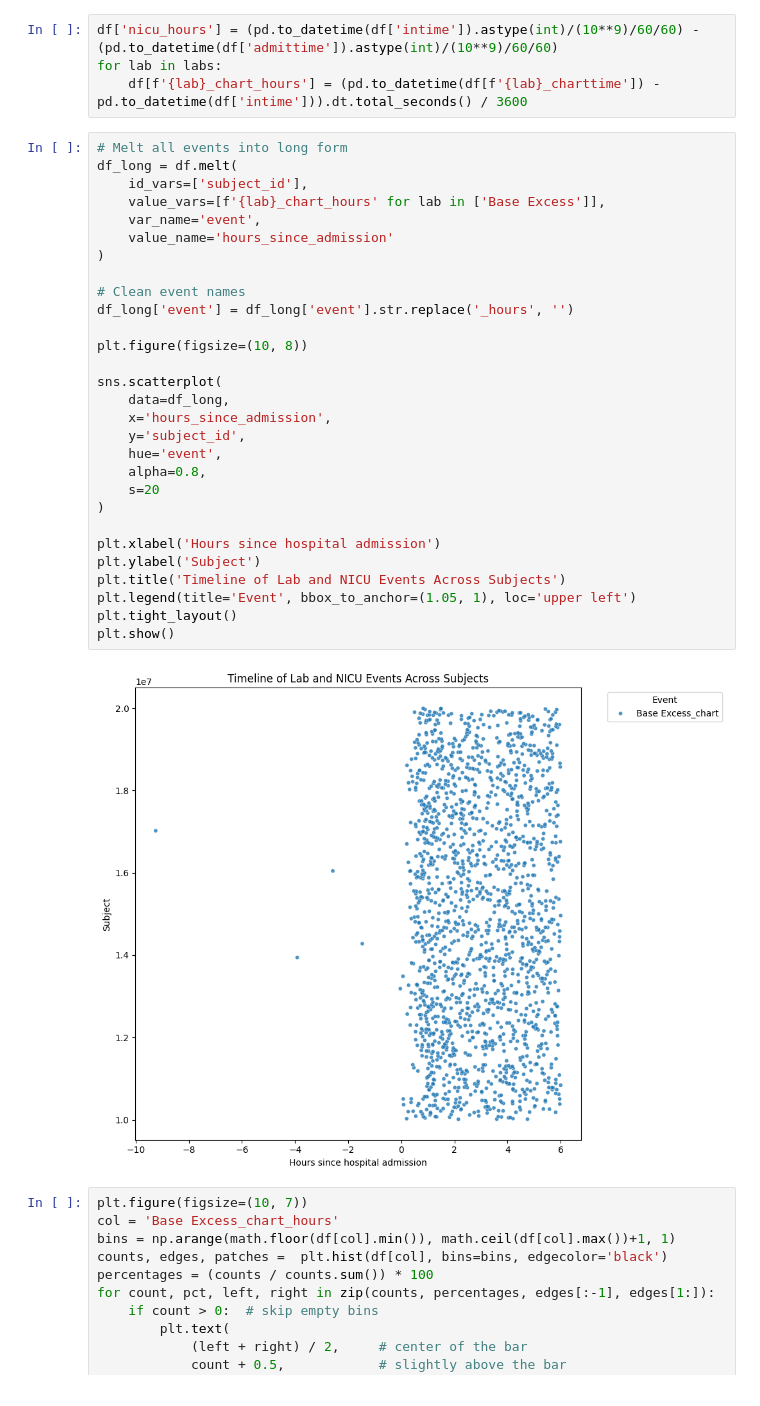
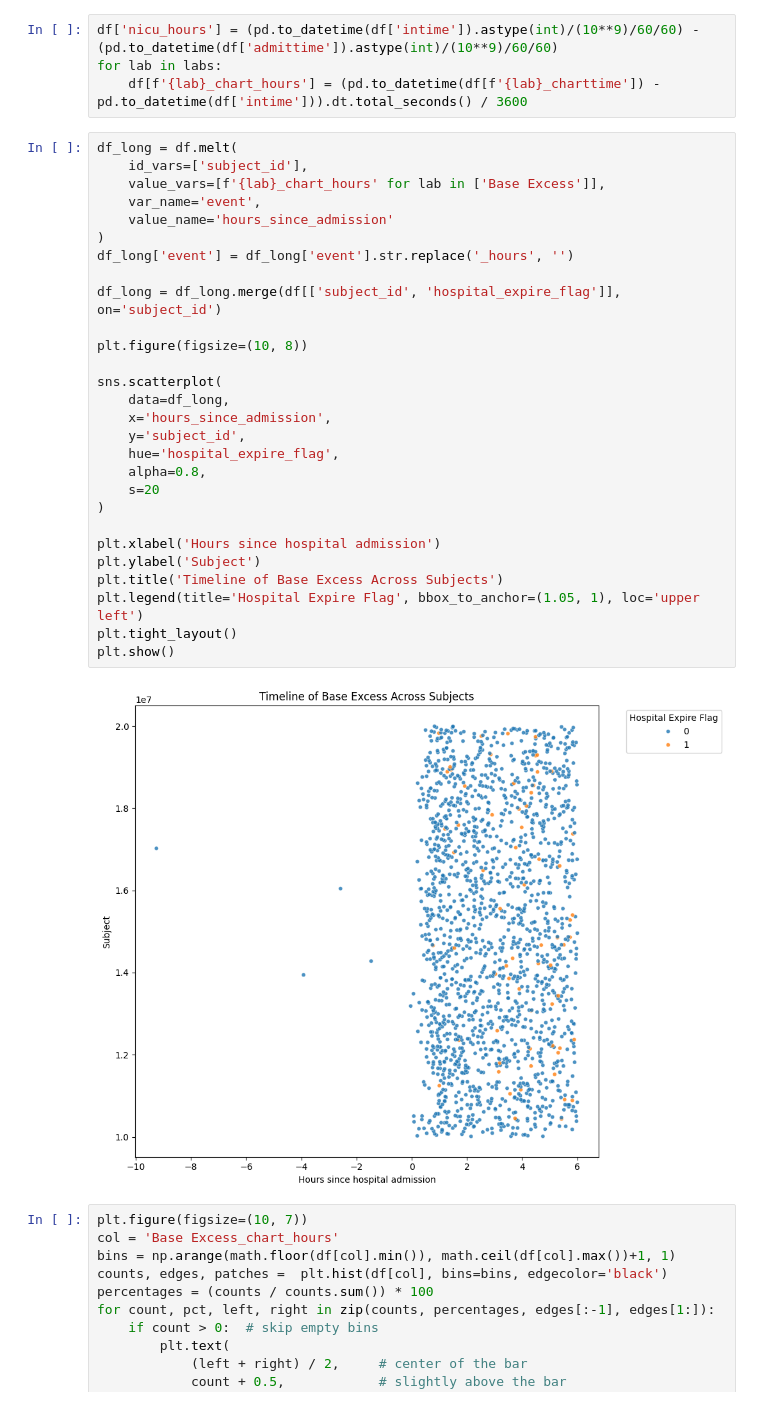
Before and after one commit to irith-kat/NICU-MP, a Jupyter notebook: eda.ipynb, the cells around one changed output. Drawn from its saved outputs; the diff is of its cells as text.

```diff
--- a/eda.ipynb
+++ b/eda.ipynb
@@ -1155,36 +1155,35 @@ df['nicu_hours'] = (pd.to_datetime(df['intime']).astype(int)/(10**9)/60/60) - (p
 for lab in labs:
     df[f'{lab}_chart_hours'] = (pd.to_datetime(df[f'{lab}_charttime']) - pd.to_datetime(df['intime'])).dt.total_seconds() / 3600
 # %%
-# Melt all events into long form
 df_long = df.melt(
     id_vars=['subject_id'],
     value_vars=[f'{lab}_chart_hours' for lab in ['Base Excess']],
     var_name='event',
     value_name='hours_since_admission'
 )
+df_long['event'] = df_long['event'].str.replace('_hours', '')
 
-# Clean event names
-df_long['event'] = df_long['event'].str.replace('_hours', '')
+df_long = df_long.merge(df[['subject_id', 'hospital_expire_flag']], on='subject_id')
 
 plt.figure(figsize=(10, 8))
 
 sns.scatterplot(
     data=df_long,
     x='hours_since_admission',
     y='subject_id',
-    hue='event',
+    hue='hospital_expire_flag',
     alpha=0.8,
     s=20
 )
 
 plt.xlabel('Hours since hospital admission')
 plt.ylabel('Subject')
-plt.title('Timeline of Lab and NICU Events Across Subjects')
-plt.legend(title='Event', bbox_to_anchor=(1.05, 1), loc='upper left')
+plt.title('Timeline of Base Excess Across Subjects')
+plt.legend(title='Hospital Expire Flag', bbox_to_anchor=(1.05, 1), loc='upper left')
 plt.tight_layout()
 plt.show()
 # %% [output]
-[figure, old version]
+[figure, new version]
 # %%
 plt.figure(figsize=(10, 7))
 col = 'Base Excess_chart_hours'
```
Also changed, not shown: 1 other file.
